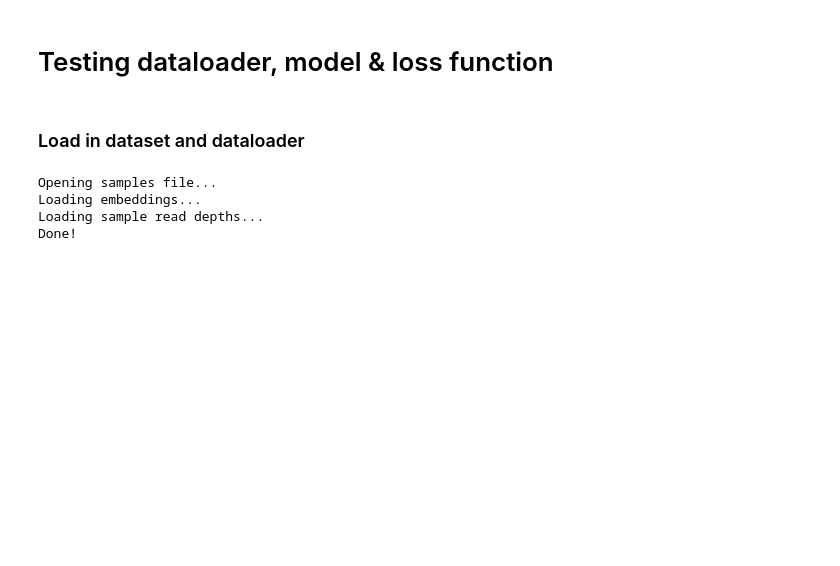
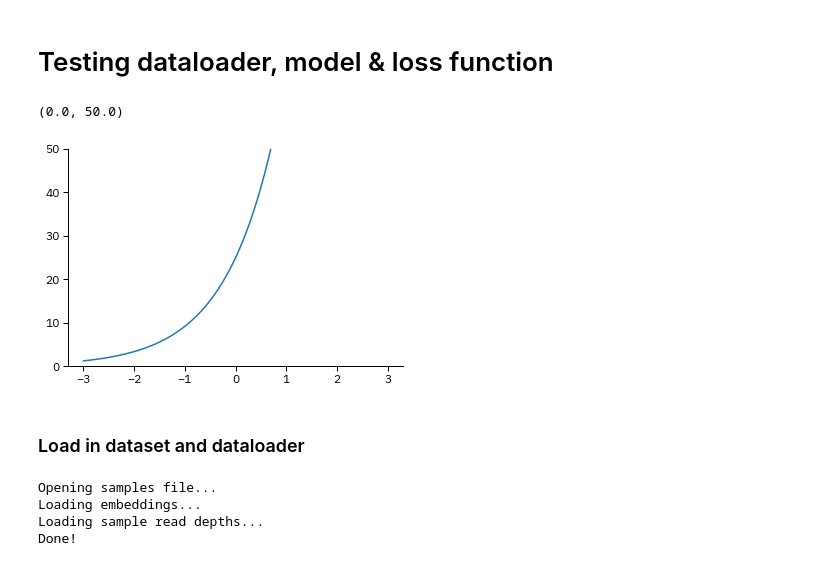
Before and after one commit to vierstralab/vinson, a Jupyter notebook: DHS_Quantitative_Model.ipynb, the cells around one changed output. Cells and saved outputs as stored; diff of their text form; code cells hidden in the pictures; blank space fills up the shorter version.

```diff
--- a/DHS_Quantitative_Model.ipynb
+++ b/DHS_Quantitative_Model.ipynb
@@ -30,6 +30,24 @@ trunk = BassetTrunkEmbed(embed)
 model = VinsonEmbedModel(trunk, regression=True)
 
 # _ = model.eval()
+# %%
+density = torch.tensor(0.0)
+input = torch.linspace(-3, 3, 10_000)
+
+read_depth = 25e6
+
+pred_counts = (torch.exp(input) / 1e6 * read_depth) + 1e-6
+target_counts = (density / 1e6 * read_depth) + 1e-6
+
+loss = poisson_loss(pred_counts, target_counts, reduction="none")
+
+plt.plot(input, loss)
+
+
+plt.ylim(0, 50)
+# %% [output]
+(0.0, 50.0)
+[figure, added]
 # %% [markdown]
 ### Load in dataset and dataloader
 # %%
```
Also changed, not shown: parts of 11 cells of this notebook, 4 other files.
